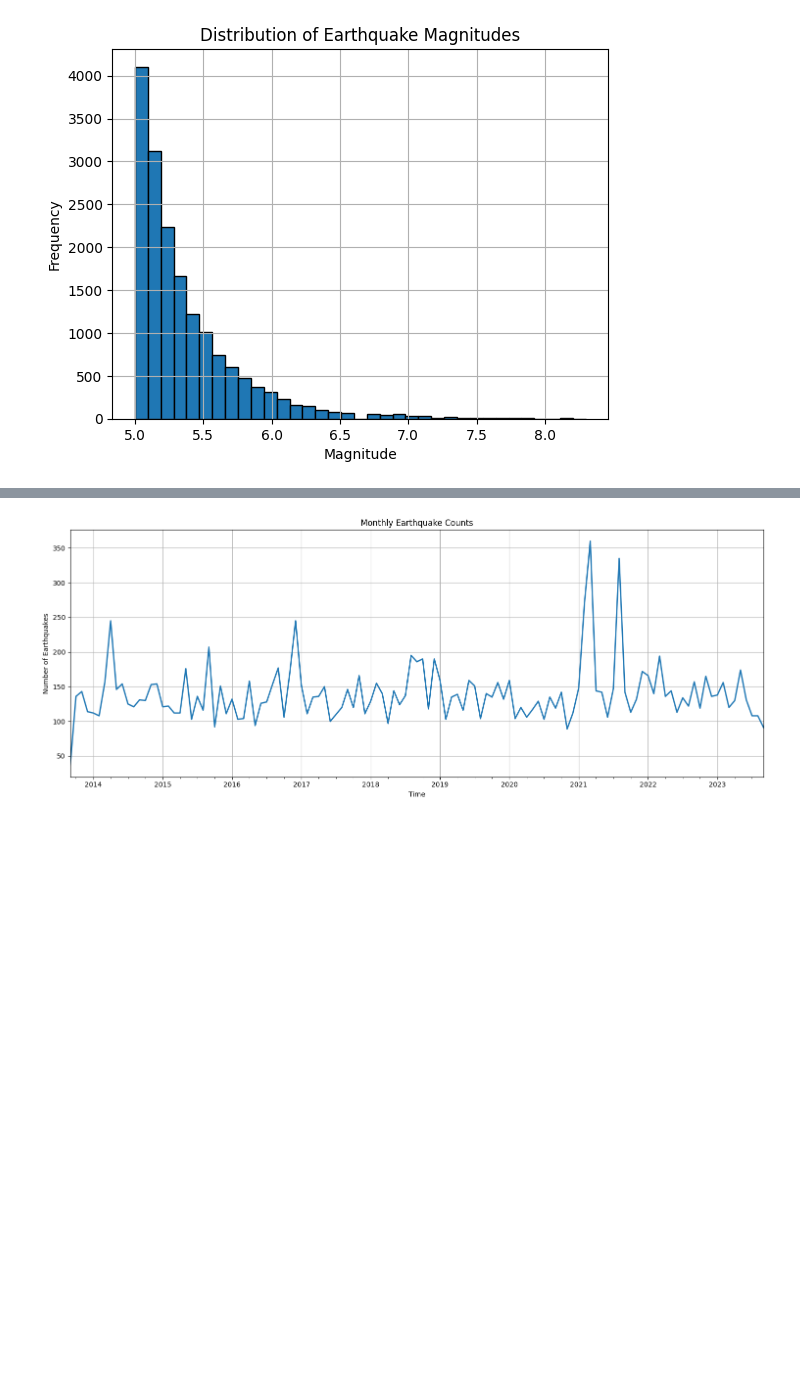
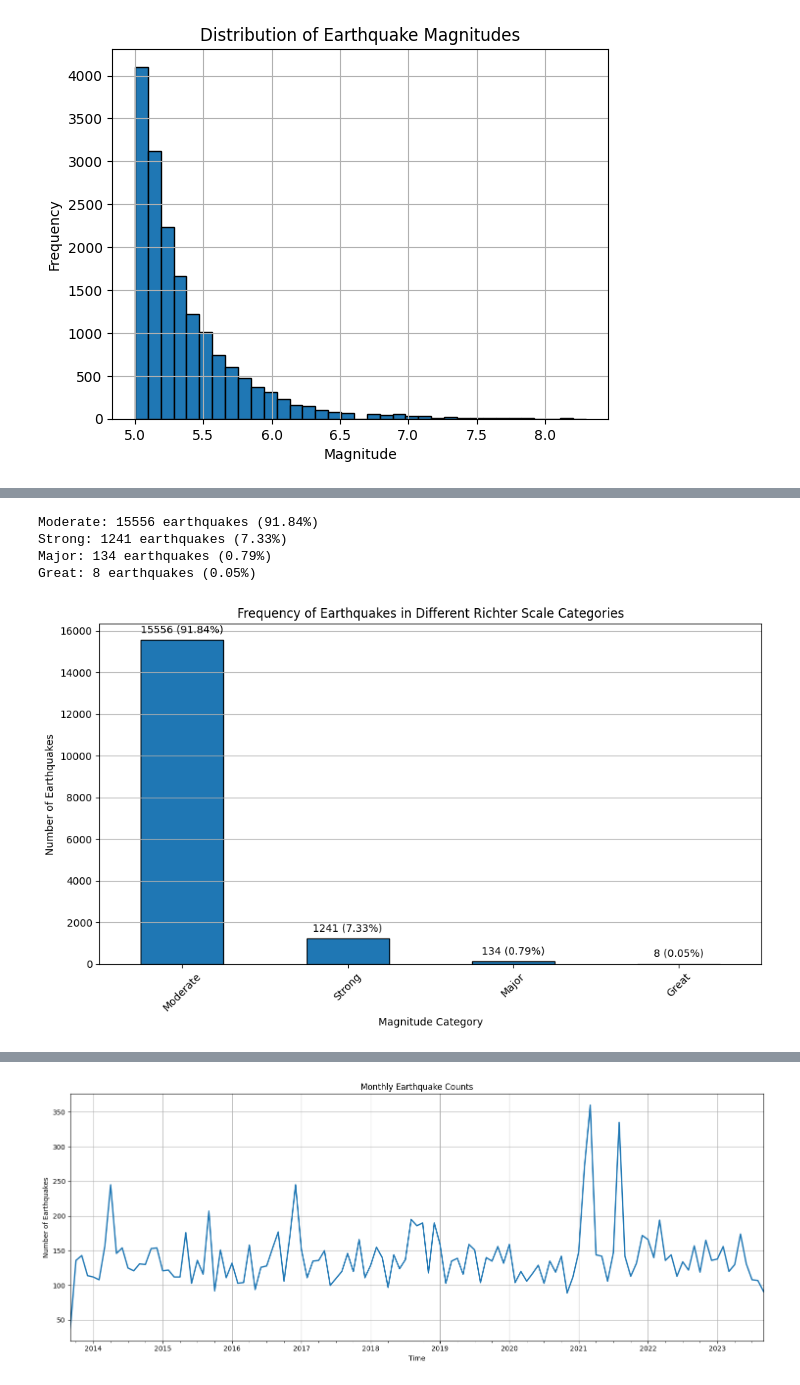
Before and after one commit to hachemB/ICT605, a Jupyter notebook: USGS_API_Global_GeoJSON.ipynb, the cells around one changed output, grey strips where cells are left out. Saved outputs shown, nothing was run; the diff lists cells and outputs as text; code cells hidden in the pictures; blank space fills up the shorter version.

```diff
--- a/USGS_API_Global_GeoJSON.ipynb
+++ b/USGS_API_Global_GeoJSON.ipynb
@@ -138,0 +177,42 @@ plt.show()
+# %%
+# Categorizing earthquakes based on magnitude
+categories = ["Moderate", "Strong", "Major", "Great"]
+bins = [5.0, 6.0, 7.0, 8.0, np.inf]
+gdf['magnitude_category'] = pd.cut(gdf['mag'], bins=bins, labels=categories, right=False)
+
+# Determining the frequency for each category
+frequency = gdf['magnitude_category'].value_counts().sort_index()
+
+# Calculating the percentage for each category
+total_earthquakes = len(gdf)
+percentage = (frequency / total_earthquakes) * 100
+
+# Displaying the frequency and percentage
+for cat, freq, perc in zip(categories, frequency, percentage):
+    print(f"{cat}: {freq} earthquakes ({perc:.2f}%)")
+
+# Optional: Plotting the frequencies with percentage annotations
+plt.figure(figsize=(10, 6))
+ax = frequency.plot(kind='bar', edgecolor='black')
+plt.title('Frequency of Earthquakes in Different Richter Scale Categories')
+plt.xlabel('Magnitude Category')
+plt.ylabel('Number of Earthquakes')
+plt.xticks(rotation=45)
+plt.grid(axis='y')
+
+# Annotating the bars with percentages
+for p in ax.patches:
+    ax.annotate(f"{p.get_height()} ({p.get_height() / total_earthquakes * 100:.2f}%)",
+                (p.get_x() + p.get_width() / 2., p.get_height()),
+                ha='center', va='center',
+                xytext=(0, 10),
+                textcoords='offset points')
+
+plt.tight_layout()
+plt.show()
+# %% [output]
+Moderate: 15556 earthquakes (91.84%)
+Strong: 1241 earthquakes (7.33%)
+Major: 134 earthquakes (0.79%)
+Great: 8 earthquakes (0.05%)
+[figure, added]
```
Also changed, not shown: parts of 21 cells of this notebook, 4 other files.
